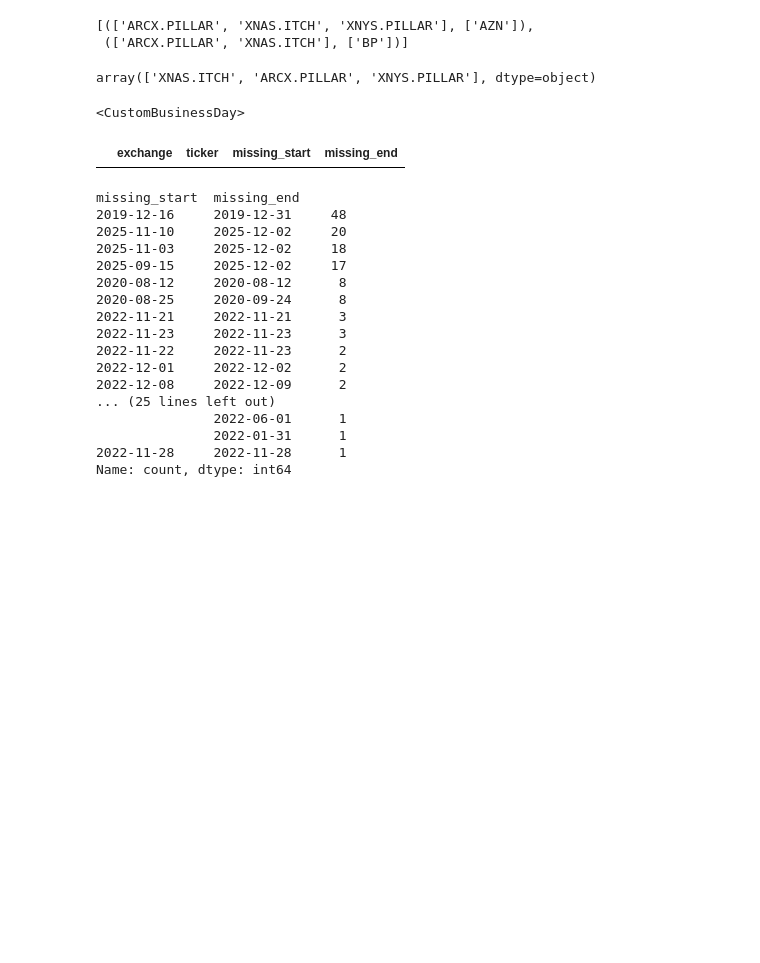
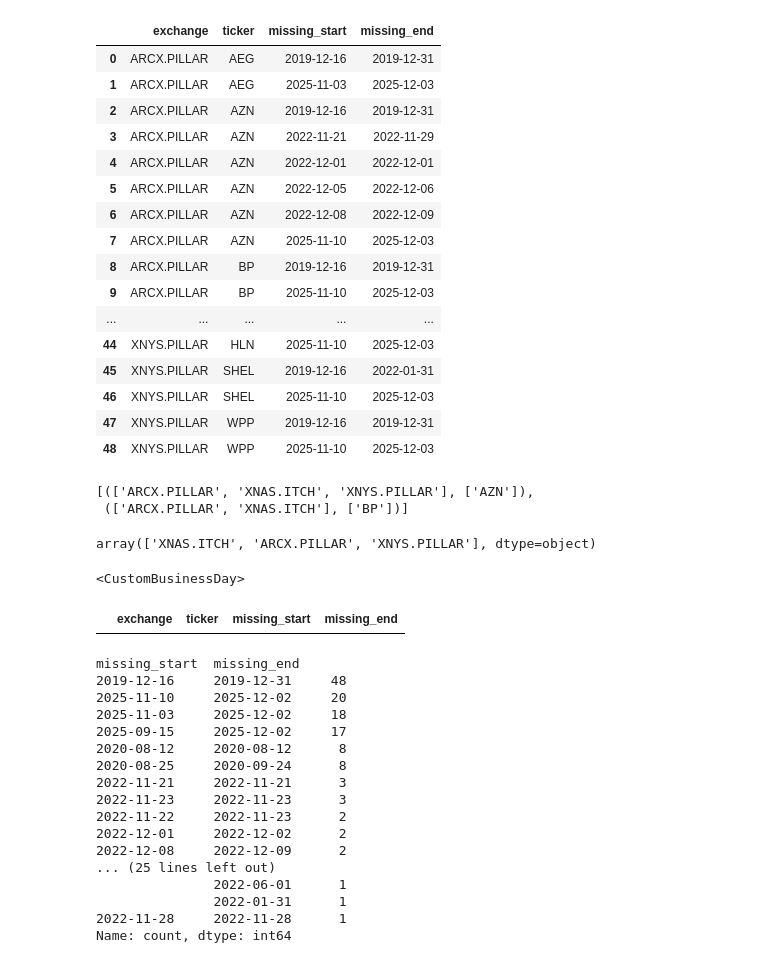
Before and after one commit to petermelq/research_adr, a Jupyter notebook: notebooks/test_missing_dates.ipynb, the cells around one changed output. Saved outputs shown, nothing was run; the diff lists cells and outputs as text; code cells hidden in the pictures; blank space fills up the shorter version.

```diff
--- a/notebooks/test_missing_dates.ipynb
+++ b/notebooks/test_missing_dates.ipynb
@@ -393,6 +393,7 @@ import re
 import sys
 import pandas as pd
 from glob import glob
+from itertools import product
 sys.path.append('../src')
 import utils
 
@@ -478,14 +479,16 @@ calendar_map = {'ARCX.PILLAR':'XNYS',
 }
 
 partition_path = '../data/raw/adrs/bbo-1m/by_exchange/'
-datasets = ['ARCX.PILLAR','XNAS.ITCH','XNYS.PILLAR']
+datasets = ['XNAS.BASIC', 'ARCX.PILLAR','XNAS.ITCH','XNYS.PILLAR']
 dataset_partition_name = 'exchange'
-tickers = ['AZN','BP','GSK','AEG','SHEL','WPP','HLN']
+tickers = ['AAPL','EBAY','AZN','BP','GSK','AEG','SHEL','WPP','HLN']
 start_date = '2019-12-15'
 end_date = pd.Timestamp.today().strftime('%Y-%m-%d')
 
 new_datasets = []
 existing_datasets = []
+batch_jobs = []
+all_range_df = []
 for dataset in datasets:
     dataset_path = os.path.join(partition_path, f"{dataset_partition_name}={dataset}")
     if os.path.exists(dataset_path) and len(os.listdir(dataset_path)) > 0:
@@ -493,7 +496,6 @@ for dataset in datasets:
     else:
         new_datasets.append(dataset)
 
-batch_jobs = []
 if len(new_datasets) > 0:
     batch_jobs.append({
         'datasets': new_datasets,
@@ -568,23 +570,24 @@ if len(existing_datasets) > 0 and len(existing_tickers) > 0:
         else:
             if len(datasets) > 1:
                 raise ValueError("Dataset partition name not in field keys but multiple datasets were given.")
+
             dataset = datasets[0]
 
         trading_days = trading_days_by_calendar[dataset]
         missing_ranges = find_missing_ranges(trading_days,
                                             present_dates)
         range_df = pd.DataFrame([comb + r for r in missing_ranges],
-                    columns=field_cols + ['missing_start','missing_end'])
+                                columns=field_cols + ['missing_start','missing_end'])
         all_range_df.append(range_df)
 
-    missing_df = pd.concat(all_range_df, ignore_index=True)
-    k = 0
-    for (start_date, end_date), group in missing_df.groupby(['missing_start','missing_end']):
-        grouped_requests = rectangular_groups(group, mode="auto")
-        for datasets, tickers in grouped_requests:
-            batch_jobs.append({
-                'datasets': datasets,
-                'tickers': tickers,
-                'start_date': start_date,
-                'end_date': end_date,
-            })
+# missing_df = pd.concat(all_range_df, ignore_index=True)
+# k = 0
+# for (start_date, end_date), group in missing_df.groupby(['missing_start','missing_end']):
+#     grouped_requests = rectangular_groups(group, mode="auto")
+#     for datasets, tickers in grouped_requests:
+#         batch_jobs.append({
+#             'datasets': datasets,
+#             'tickers': tickers,
+#             'start_date': start_date,
+#             'end_date': end_date,
+#         })
@@ -591,4 +596,0 @@ if len(existing_datasets) > 0 and len(existing_tickers) > 0:
-# %%
-ticker = 'AZN'
-
-ticker_paths
@@ -605 +800,21 @@ ticker_paths
+# %%
+missing_df
+# %% [output]
+|  | exchange | ticker | missing_start | missing_end |
+| 0 | ARCX.PILLAR | AEG | 2019-12-16 | 2019-12-31 |
+| 1 | ARCX.PILLAR | AEG | 2025-11-03 | 2025-12-03 |
+| 2 | ARCX.PILLAR | AZN | 2019-12-16 | 2019-12-31 |
+| 3 | ARCX.PILLAR | AZN | 2022-11-21 | 2022-11-29 |
+| 4 | ARCX.PILLAR | AZN | 2022-12-01 | 2022-12-01 |
+| 5 | ARCX.PILLAR | AZN | 2022-12-05 | 2022-12-06 |
+| 6 | ARCX.PILLAR | AZN | 2022-12-08 | 2022-12-09 |
+| 7 | ARCX.PILLAR | AZN | 2025-11-10 | 2025-12-03 |
+| 8 | ARCX.PILLAR | BP | 2019-12-16 | 2019-12-31 |
+| 9 | ARCX.PILLAR | BP | 2025-11-10 | 2025-12-03 |
+| ... | ... | ... | ... | ... |
+| 44 | XNYS.PILLAR | HLN | 2025-11-10 | 2025-12-03 |
+| 45 | XNYS.PILLAR | SHEL | 2019-12-16 | 2022-01-31 |
+| 46 | XNYS.PILLAR | SHEL | 2025-11-10 | 2025-12-03 |
+| 47 | XNYS.PILLAR | WPP | 2019-12-16 | 2019-12-31 |
+| 48 | XNYS.PILLAR | WPP | 2025-11-10 | 2025-12-03 |
 # %%
```
Also changed, not shown: parts of 10 cells of this notebook, 28 other files.
